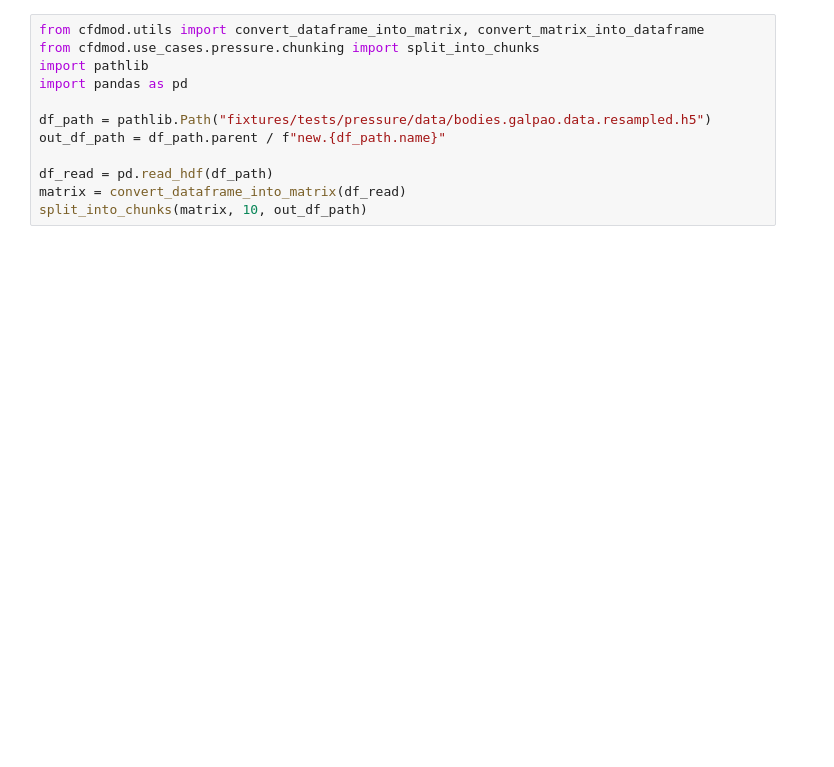
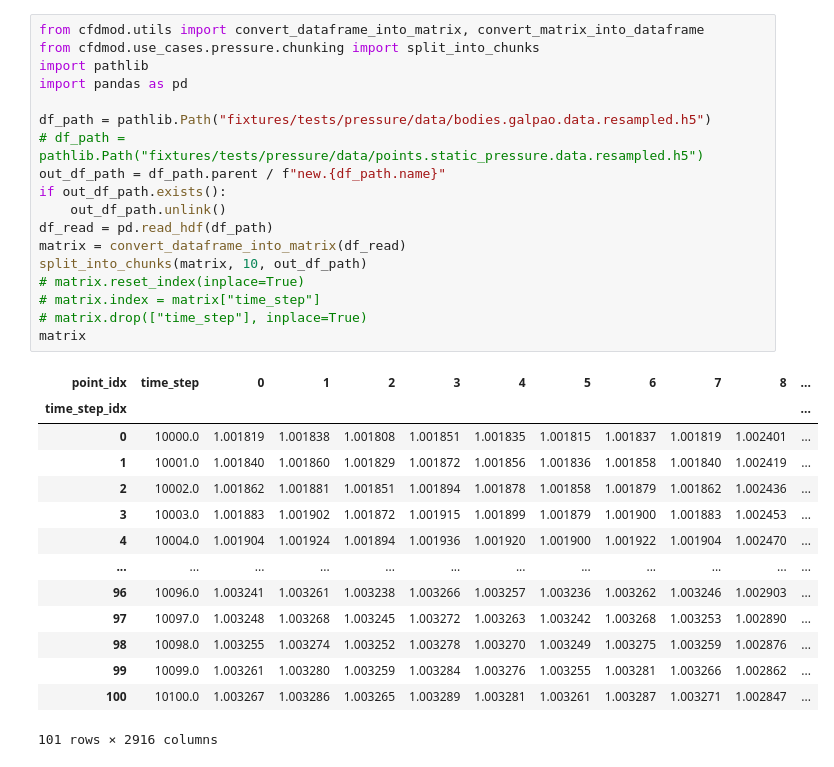
Before and after one commit to AeroSim-CFD/cfdmod, a Jupyter notebook: notebooks/convert_df.ipynb, the cells around one changed output. Saved outputs shown, nothing was run; the diff lists cells and outputs as text; blank space fills up the shorter version.

```diff
--- a/notebooks/convert_df.ipynb
+++ b/notebooks/convert_df.ipynb
@@ -1,15 +1,36 @@
 # %%
 from cfdmod.utils import convert_dataframe_into_matrix, convert_matrix_into_dataframe
 from cfdmod.use_cases.pressure.chunking import split_into_chunks
 import pathlib
 import pandas as pd
 
 df_path = pathlib.Path("fixtures/tests/pressure/data/bodies.galpao.data.resampled.h5")
+# df_path = pathlib.Path("fixtures/tests/pressure/data/points.static_pressure.data.resampled.h5")
 out_df_path = df_path.parent / f"new.{df_path.name}"
-
+if out_df_path.exists():
+    out_df_path.unlink()
 df_read = pd.read_hdf(df_path)
 matrix = convert_dataframe_into_matrix(df_read)
 split_into_chunks(matrix, 10, out_df_path)
+# matrix.reset_index(inplace=True)
+# matrix.index = matrix["time_step"]
+# matrix.drop(["time_step"], inplace=True)
+matrix
+# %% [output]
+| point_idx | time_step | 0 | 1 | 2 | 3 | 4 | 5 | 6 | 7 | 8 | ... |
+| time_step_idx |  |  |  |  |  |  |  |  |  |  | ... |
+| 0 | 10000.0 | 1.001819 | 1.001838 | 1.001808 | 1.001851 | 1.001835 | 1.001815 | 1.001837 | 1.001819 | 1.002401 | ... |
+| 1 | 10001.0 | 1.001840 | 1.001860 | 1.001829 | 1.001872 | 1.001856 | 1.001836 | 1.001858 | 1.001840 | 1.002419 | ... |
+| 2 | 10002.0 | 1.001862 | 1.001881 | 1.001851 | 1.001894 | 1.001878 | 1.001858 | 1.001879 | 1.001862 | 1.002436 | ... |
+| 3 | 10003.0 | 1.001883 | 1.001902 | 1.001872 | 1.001915 | 1.001899 | 1.001879 | 1.001900 | 1.001883 | 1.002453 | ... |
+| 4 | 10004.0 | 1.001904 | 1.001924 | 1.001894 | 1.001936 | 1.001920 | 1.001900 | 1.001922 | 1.001904 | 1.002470 | ... |
+| ... | ... | ... | ... | ... | ... | ... | ... | ... | ... | ... | ... |
+| 96 | 10096.0 | 1.003241 | 1.003261 | 1.003238 | 1.003266 | 1.003257 | 1.003236 | 1.003262 | 1.003246 | 1.002903 | ... |
+| 97 | 10097.0 | 1.003248 | 1.003268 | 1.003245 | 1.003272 | 1.003263 | 1.003242 | 1.003268 | 1.003253 | 1.002890 | ... |
+| 98 | 10098.0 | 1.003255 | 1.003274 | 1.003252 | 1.003278 | 1.003270 | 1.003249 | 1.003275 | 1.003259 | 1.002876 | ... |
+| 99 | 10099.0 | 1.003261 | 1.003280 | 1.003259 | 1.003284 | 1.003276 | 1.003255 | 1.003281 | 1.003266 | 1.002862 | ... |
+| 100 | 10100.0 | 1.003267 | 1.003286 | 1.003265 | 1.003289 | 1.003281 | 1.003261 | 1.003287 | 1.003271 | 1.002847 | ... |
+101 rows × 2916 columns
 # %%
 from cfdmod.utils import convert_dataframe_into_matrix, convert_matrix_into_dataframe
 from cfdmod.use_cases.pressure.chunking import split_into_chunks
```
Also changed, not shown: parts of 1 cell of this notebook, 7 other files.
